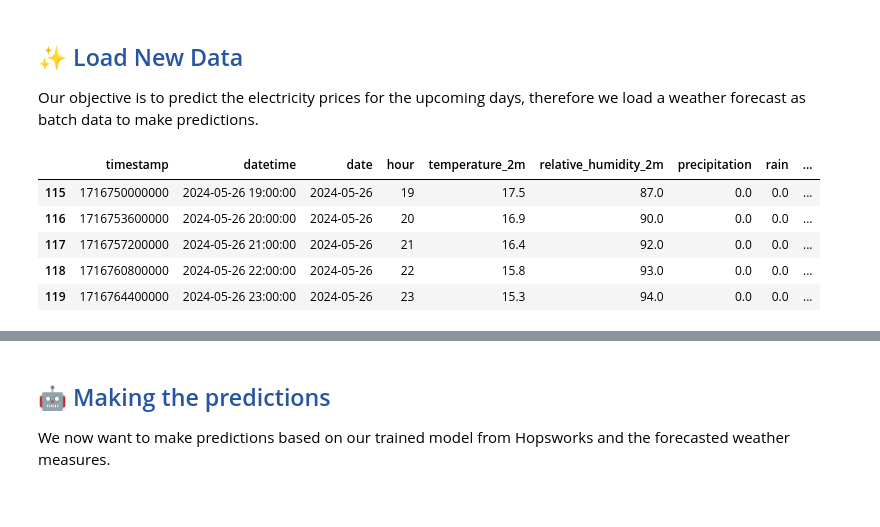
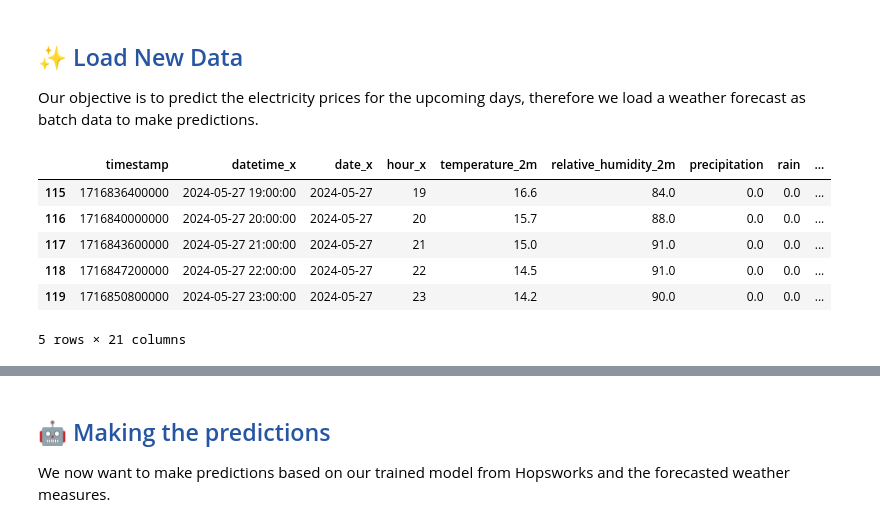
Before and after one commit to Benj3037/bds_m7_second-semester-project, a Jupyter notebook: pipeline/4_2_inference_pipeline_lstm.ipynb, the cells around one changed output, grey strips where cells are left out. Saved outputs shown, nothing was run; the diff lists cells and outputs as text; code cells hidden in the pictures.

```diff
--- a/pipeline/4_2_inference_pipeline_lstm.ipynb
+++ b/pipeline/4_2_inference_pipeline_lstm.ipynb
@@ -127,14 +117,15 @@ weather_forecast_df = weather_measures.forecast_weather_measures(
 calendar_df = calendar.calendar_denmark()
 # %%
 # Merging the weather forecast and calendar dataframes
-new_data = pd.merge(weather_forecast_df, calendar_df, how='inner', left_on='date', right_on='date')
+new_data = pd.merge(weather_forecast_df, calendar_df, how='inner', left_on='timestamp', right_on='timestamp')
 
 # Displaying the new data
 new_data.tail()
 # %% [output]
-|  | timestamp | datetime | date | hour | temperature_2m | relative_humidity_2m | precipitation | rain | ... |
-| 115 | 1716750000000 | 2024-05-26 19:00:00 | 2024-05-26 | 19 | 17.5 | 87.0 | 0.0 | 0.0 | ... |
-| 116 | 1716753600000 | 2024-05-26 20:00:00 | 2024-05-26 | 20 | 16.9 | 90.0 | 0.0 | 0.0 | ... |
-| 117 | 1716757200000 | 2024-05-26 21:00:00 | 2024-05-26 | 21 | 16.4 | 92.0 | 0.0 | 0.0 | ... |
-| 118 | 1716760800000 | 2024-05-26 22:00:00 | 2024-05-26 | 22 | 15.8 | 93.0 | 0.0 | 0.0 | ... |
-| 119 | 1716764400000 | 2024-05-26 23:00:00 | 2024-05-26 | 23 | 15.3 | 94.0 | 0.0 | 0.0 | ... |
+|  | timestamp | datetime_x | date_x | hour_x | temperature_2m | relative_humidity_2m | precipitation | rain | ... |
+| 115 | 1716836400000 | 2024-05-27 19:00:00 | 2024-05-27 | 19 | 16.6 | 84.0 | 0.0 | 0.0 | ... |
+| 116 | 1716840000000 | 2024-05-27 20:00:00 | 2024-05-27 | 20 | 15.7 | 88.0 | 0.0 | 0.0 | ... |
+| 117 | 1716843600000 | 2024-05-27 21:00:00 | 2024-05-27 | 21 | 15.0 | 91.0 | 0.0 | 0.0 | ... |
+| 118 | 1716847200000 | 2024-05-27 22:00:00 | 2024-05-27 | 22 | 14.5 | 91.0 | 0.0 | 0.0 | ... |
+| 119 | 1716850800000 | 2024-05-27 23:00:00 | 2024-05-27 | 23 | 14.2 | 90.0 | 0.0 | 0.0 | ... |
+5 rows × 21 columns
```
Also changed, not shown: parts of 17 cells of this notebook, 5 other files.
